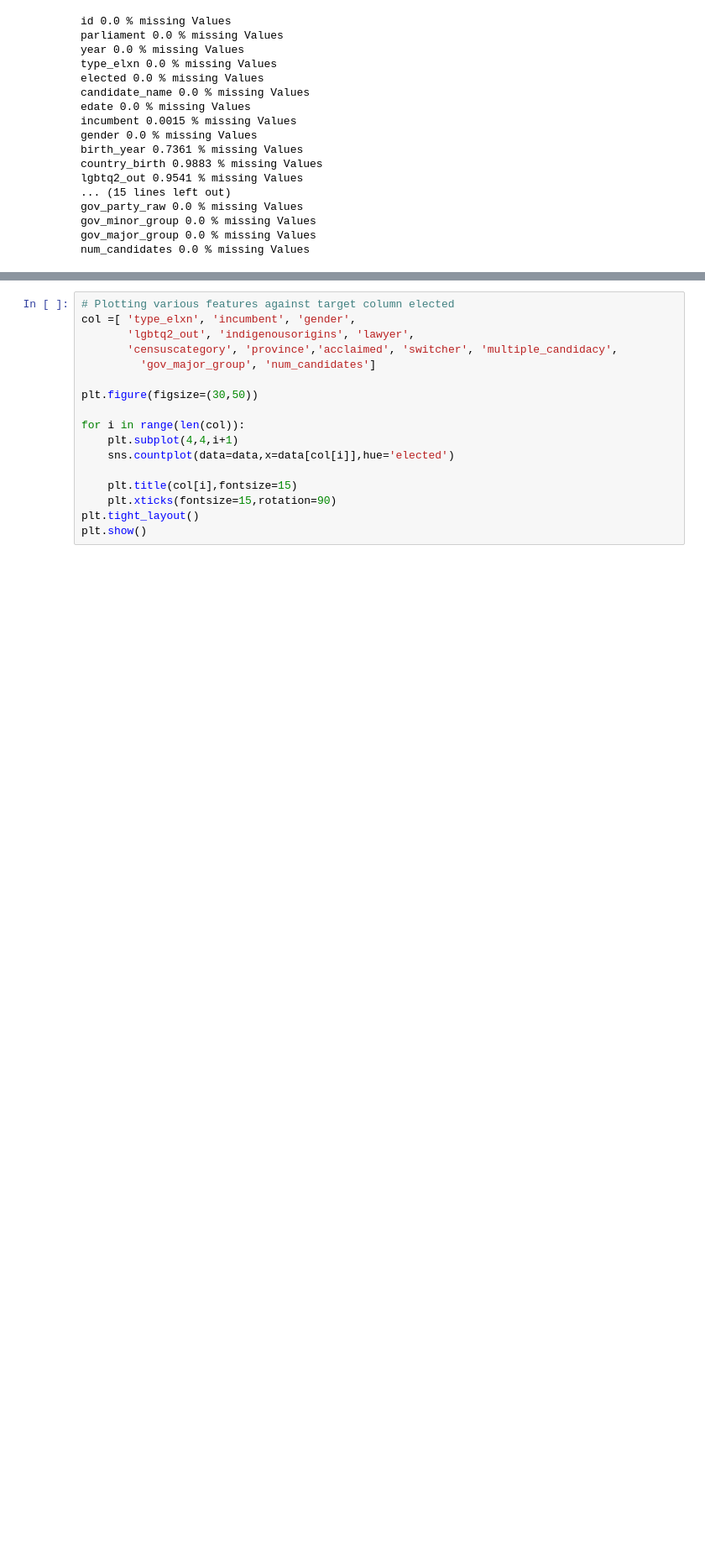
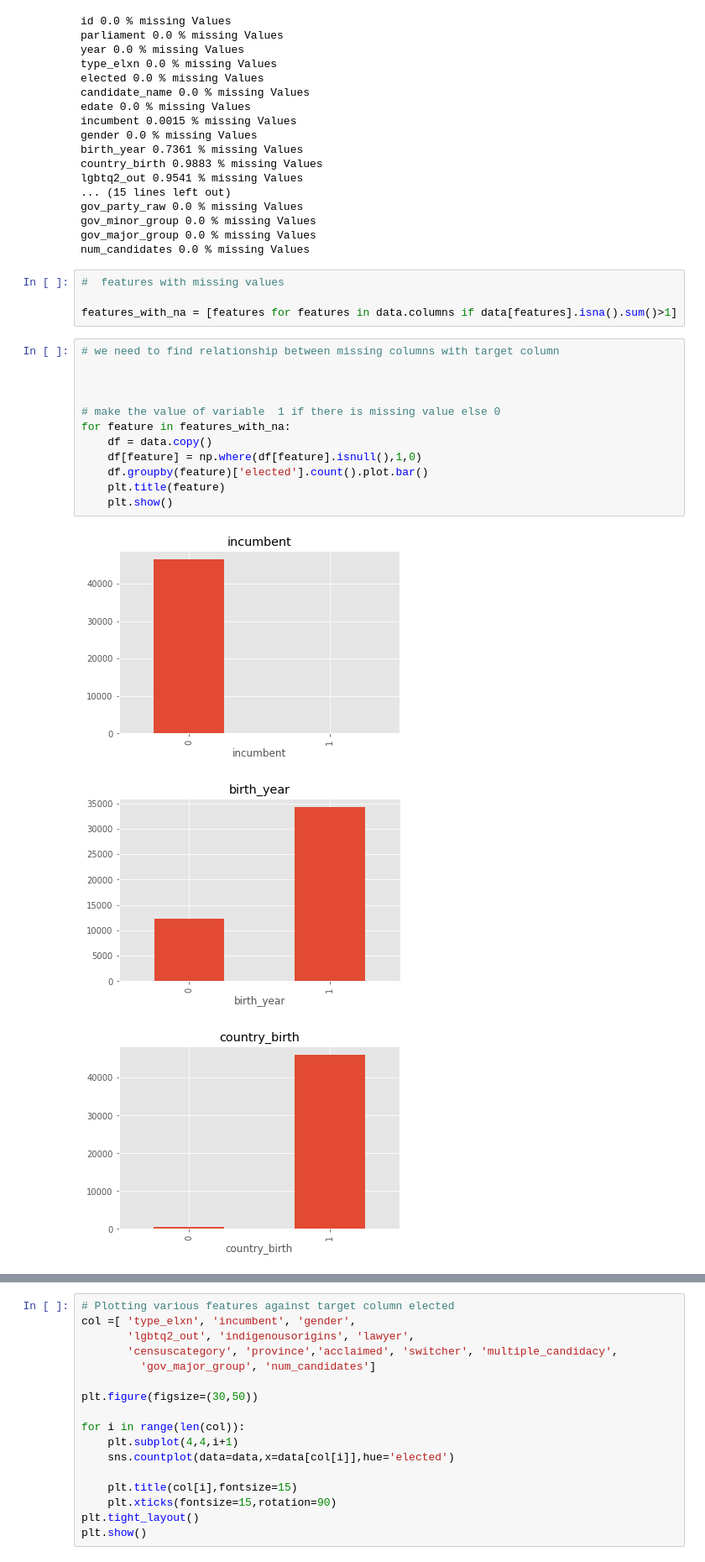
Before and after one commit to DeviAkhil/Canadian_EDA, a Jupyter notebook: Canadian_federal_election_Analysis.ipynb, the cells around one changed output, grey strips where cells are left out. Shown at 84% size. Drawn from its saved outputs; the diff is of its cells as text; blank space fills up the shorter version.

```diff
--- a/Canadian_federal_election_Analysis.ipynb
+++ b/Canadian_federal_election_Analysis.ipynb
@@ -138,3 +138,23 @@ gov_party_raw 0.0 % missing Values
 gov_minor_group 0.0 % missing Values
 gov_major_group 0.0 % missing Values
 num_candidates 0.0 % missing Values
+# %%
+#  features with missing values
+
+features_with_na = [features for features in data.columns if data[features].isna().sum()>1]
+# %%
+# we need to find relationship between missing columns with target column
+
+
+
+# make the value of variable  1 if there is missing value else 0
+for feature in features_with_na:
+    df = data.copy()
+    df[feature] = np.where(df[feature].isnull(),1,0)
+    df.groupby(feature)['elected'].count().plot.bar()
+    plt.title(feature)
+    plt.show()
+# %% [output]
+[figure, added]
+[figure, added]
+[figure, added]
```
Also changed, not shown: parts of 6 cells of this notebook.
